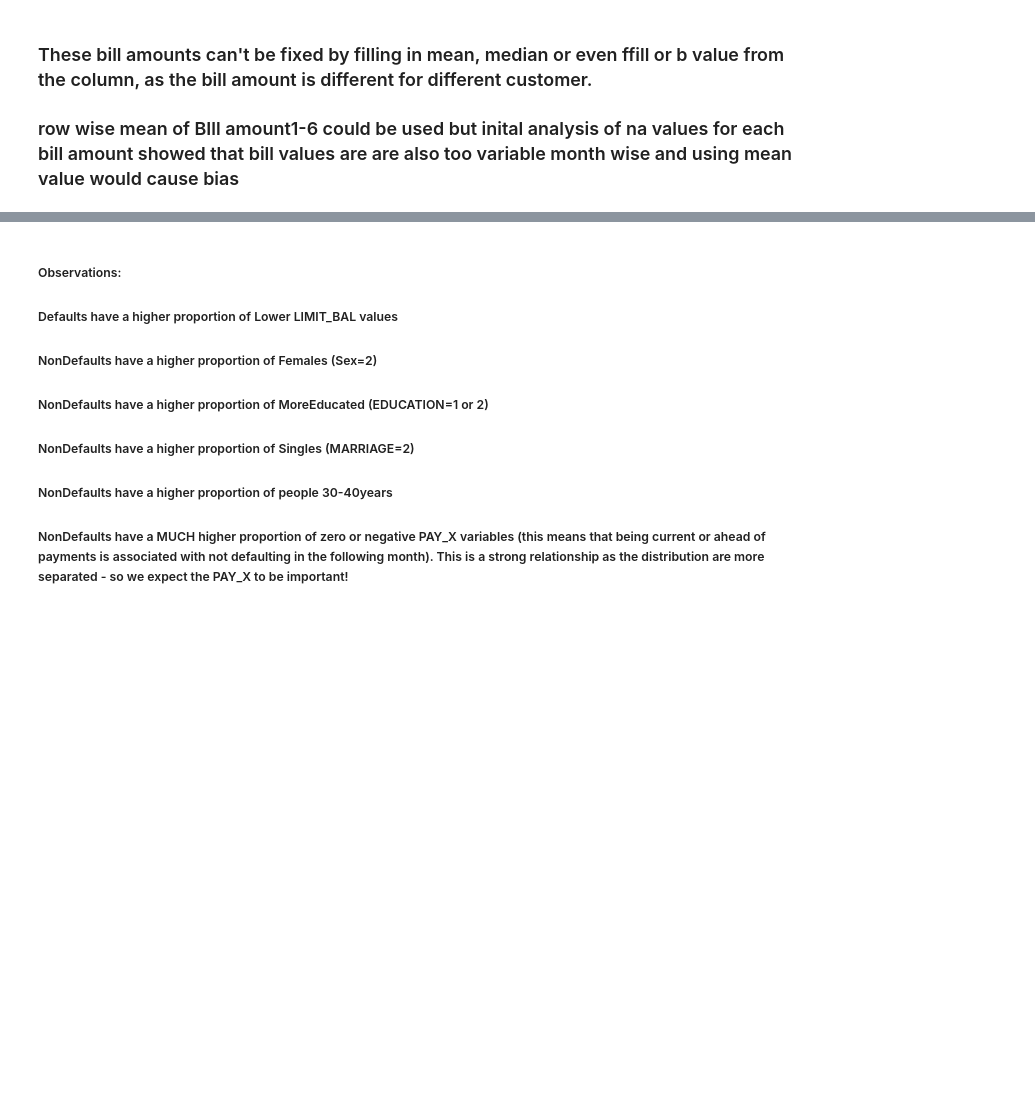
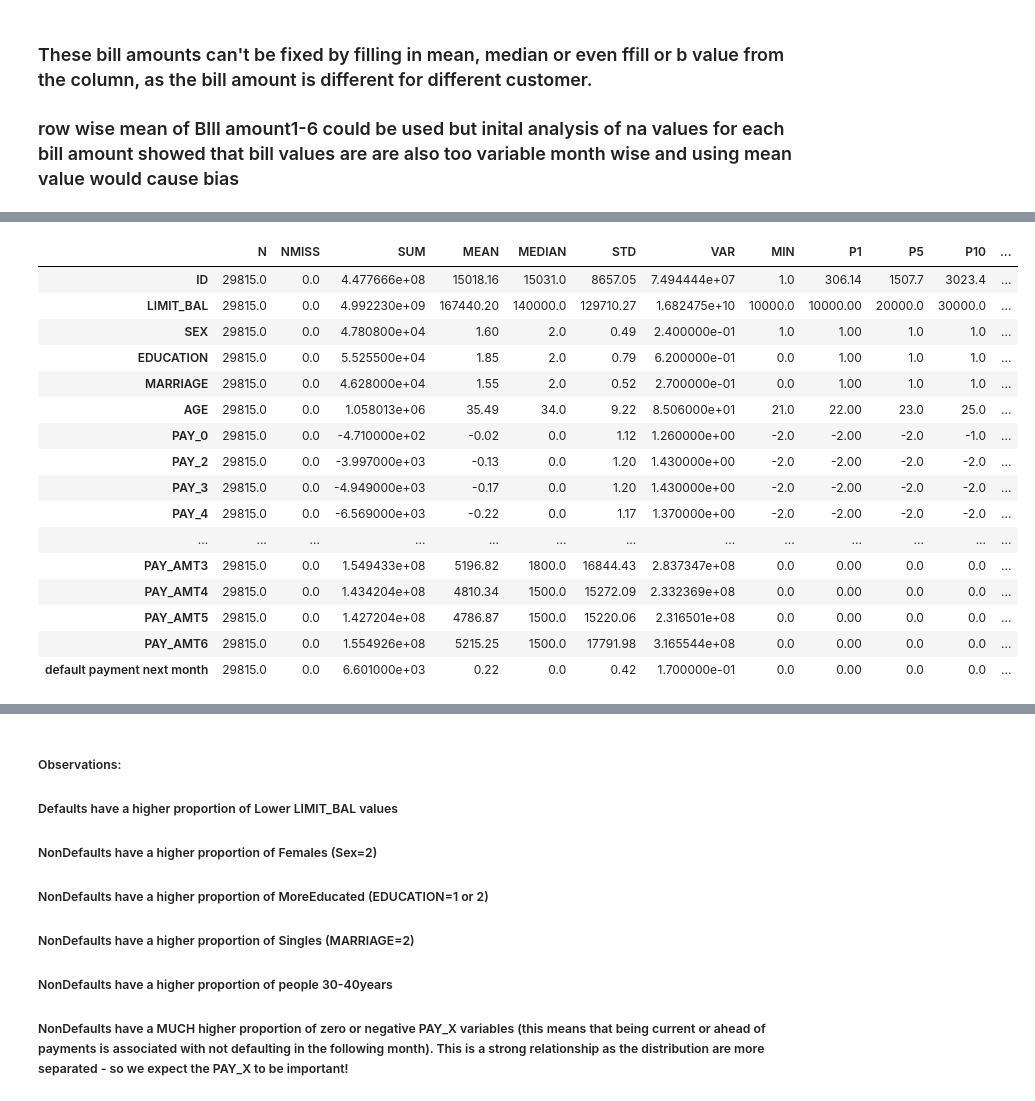
Before and after one commit to keshav1998/renew-hiring-challenge, a Jupyter notebook: EDA.ipynb, the cells around one changed output, grey strips where cells are left out. Cells and saved outputs as stored; diff of their text form; code cells hidden in the pictures; blank space fills up the shorter version.

```diff
--- a/EDA.ipynb
+++ b/EDA.ipynb
@@ -148,0 +149,20 @@ df[(df.BILL_AMT1.notna()) & (df.BILL_AMT2.notna()) & (df.BILL_AMT3.notna()) &\
+# %%
+df_no_null.apply(var_summary).T.round(2)
+# %% [output]
+|  | N | NMISS | SUM | MEAN | MEDIAN | STD | VAR | MIN | P1 | P5 | P10 | ... |
+| ID | 29815.0 | 0.0 | 4.477666e+08 | 15018.16 | 15031.0 | 8657.05 | 7.494444e+07 | 1.0 | 306.14 | 1507.7 | 3023.4 | ... |
+| LIMIT_BAL | 29815.0 | 0.0 | 4.992230e+09 | 167440.20 | 140000.0 | 129710.27 | 1.682475e+10 | 10000.0 | 10000.00 | 20000.0 | 30000.0 | ... |
+| SEX | 29815.0 | 0.0 | 4.780800e+04 | 1.60 | 2.0 | 0.49 | 2.400000e-01 | 1.0 | 1.00 | 1.0 | 1.0 | ... |
+| EDUCATION | 29815.0 | 0.0 | 5.525500e+04 | 1.85 | 2.0 | 0.79 | 6.200000e-01 | 0.0 | 1.00 | 1.0 | 1.0 | ... |
+| MARRIAGE | 29815.0 | 0.0 | 4.628000e+04 | 1.55 | 2.0 | 0.52 | 2.700000e-01 | 0.0 | 1.00 | 1.0 | 1.0 | ... |
+| AGE | 29815.0 | 0.0 | 1.058013e+06 | 35.49 | 34.0 | 9.22 | 8.506000e+01 | 21.0 | 22.00 | 23.0 | 25.0 | ... |
+| PAY_0 | 29815.0 | 0.0 | -4.710000e+02 | -0.02 | 0.0 | 1.12 | 1.260000e+00 | -2.0 | -2.00 | -2.0 | -1.0 | ... |
+| PAY_2 | 29815.0 | 0.0 | -3.997000e+03 | -0.13 | 0.0 | 1.20 | 1.430000e+00 | -2.0 | -2.00 | -2.0 | -2.0 | ... |
+| PAY_3 | 29815.0 | 0.0 | -4.949000e+03 | -0.17 | 0.0 | 1.20 | 1.430000e+00 | -2.0 | -2.00 | -2.0 | -2.0 | ... |
+| PAY_4 | 29815.0 | 0.0 | -6.569000e+03 | -0.22 | 0.0 | 1.17 | 1.370000e+00 | -2.0 | -2.00 | -2.0 | -2.0 | ... |
+| ... | ... | ... | ... | ... | ... | ... | ... | ... | ... | ... | ... | ... |
+| PAY_AMT3 | 29815.0 | 0.0 | 1.549433e+08 | 5196.82 | 1800.0 | 16844.43 | 2.837347e+08 | 0.0 | 0.00 | 0.0 | 0.0 | ... |
+| PAY_AMT4 | 29815.0 | 0.0 | 1.434204e+08 | 4810.34 | 1500.0 | 15272.09 | 2.332369e+08 | 0.0 | 0.00 | 0.0 | 0.0 | ... |
+| PAY_AMT5 | 29815.0 | 0.0 | 1.427204e+08 | 4786.87 | 1500.0 | 15220.06 | 2.316501e+08 | 0.0 | 0.00 | 0.0 | 0.0 | ... |
+| PAY_AMT6 | 29815.0 | 0.0 | 1.554926e+08 | 5215.25 | 1500.0 | 17791.98 | 3.165544e+08 | 0.0 | 0.00 | 0.0 | 0.0 | ... |
+| default payment next month | 29815.0 | 0.0 | 6.601000e+03 | 0.22 | 0.0 | 0.42 | 1.700000e-01 | 0.0 | 0.00 | 0.0 | 0.0 | ... |
```
Also changed, not shown: parts of 19 cells of this notebook, 1 other file.
